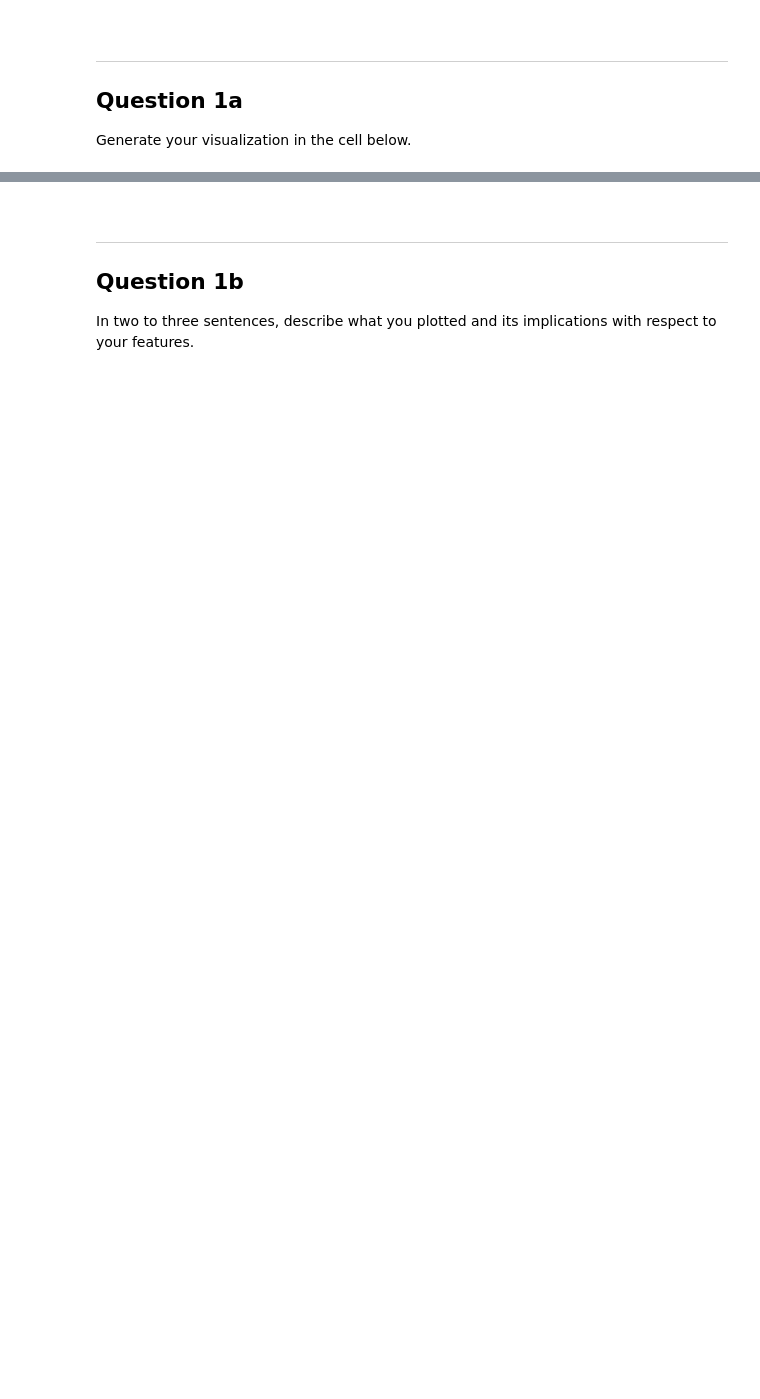
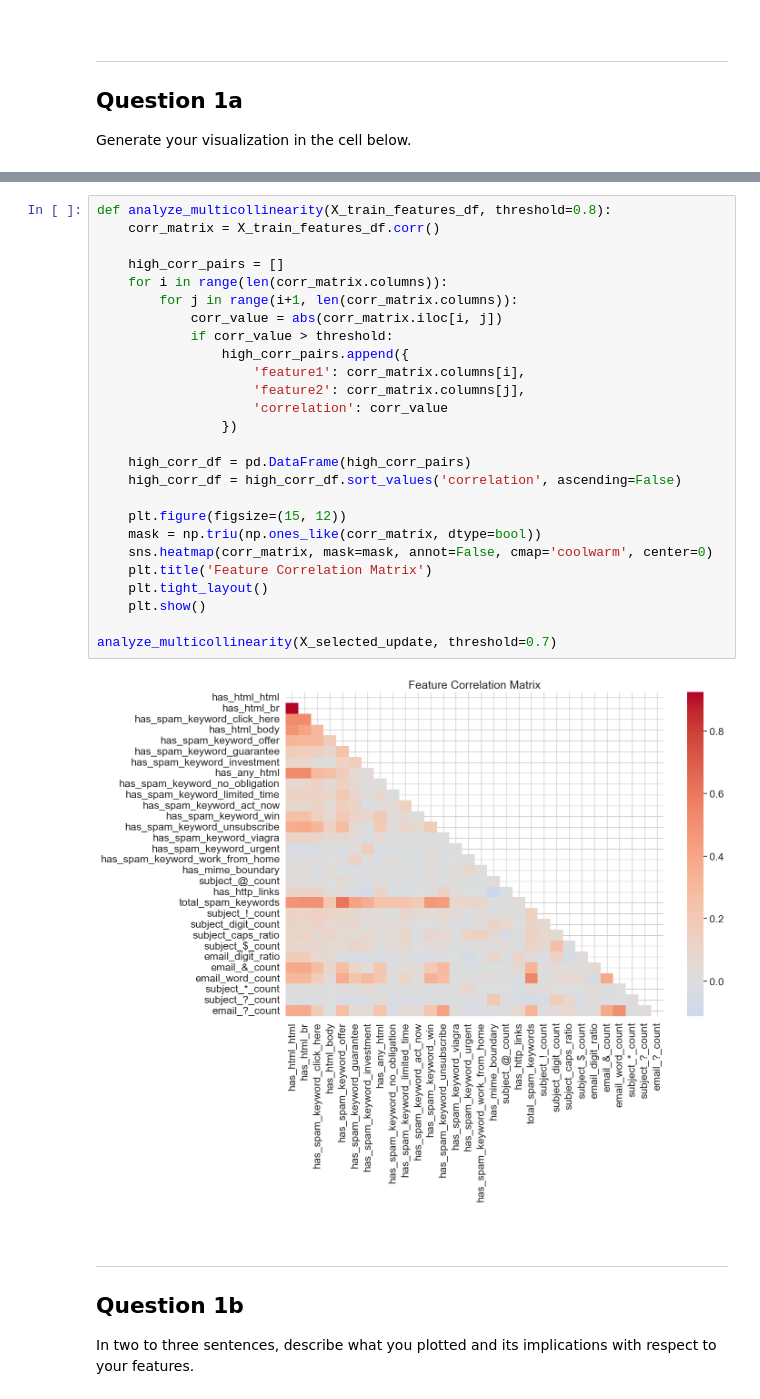
Before and after one commit to ac0033/sp25-student, a Jupyter notebook: proj/projB2/projB2.ipynb, the cells around one changed output, grey strips where cells are left out. Saved outputs shown, nothing was run; the diff lists cells and outputs as text; blank space fills up the shorter version.

```diff
--- a/proj/projB2/projB2.ipynb
+++ b/proj/projB2/projB2.ipynb
@@ -281,3 +532,31 @@ Generate your visualization in the cell below.
+# %%
+def analyze_multicollinearity(X_train_features_df, threshold=0.8):
+    corr_matrix = X_train_features_df.corr()
+
+    high_corr_pairs = []
+    for i in range(len(corr_matrix.columns)):
+        for j in range(i+1, len(corr_matrix.columns)):
+            corr_value = abs(corr_matrix.iloc[i, j])
+            if corr_value > threshold:
+                high_corr_pairs.append({
+                    'feature1': corr_matrix.columns[i],
+                    'feature2': corr_matrix.columns[j],
+                    'correlation': corr_value
+                })
+
+    high_corr_df = pd.DataFrame(high_corr_pairs)
+    high_corr_df = high_corr_df.sort_values('correlation', ascending=False)
+
+    plt.figure(figsize=(15, 12))
+    mask = np.triu(np.ones_like(corr_matrix, dtype=bool))
+    sns.heatmap(corr_matrix, mask=mask, annot=False, cmap='coolwarm', center=0)
+    plt.title('Feature Correlation Matrix')
+    plt.tight_layout()
+    plt.show()
+
+analyze_multicollinearity(X_selected_update, threshold=0.7)
+# %% [output]
+[figure, added]
 # %% [markdown]
 <!-- END QUESTION -->
 
```
Also changed, not shown: parts of 57 cells of this notebook, 4 other files.
